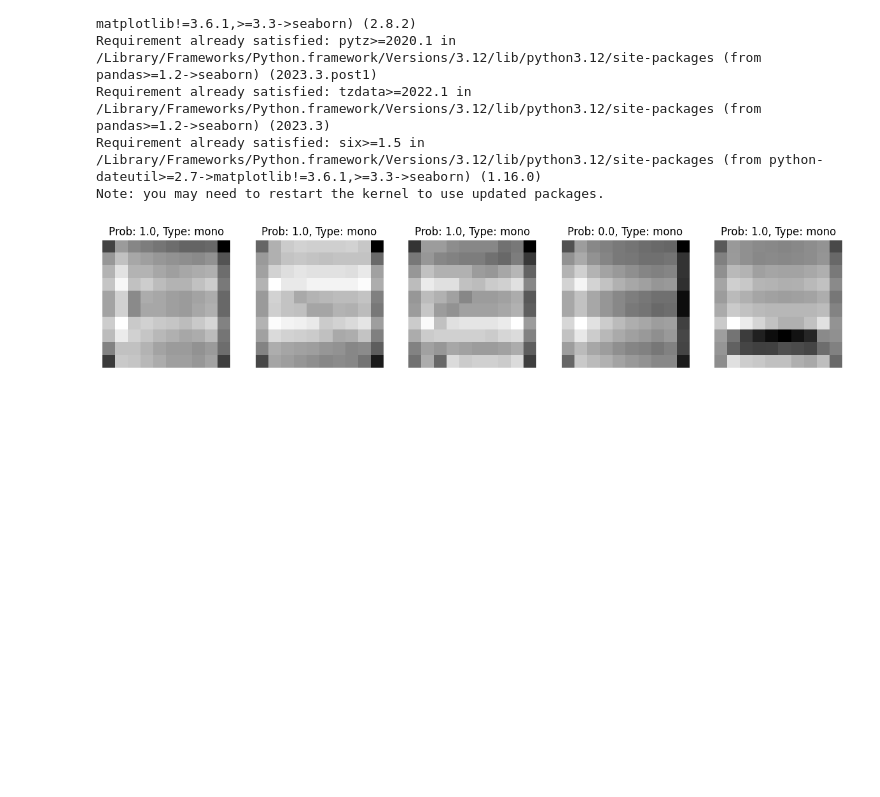
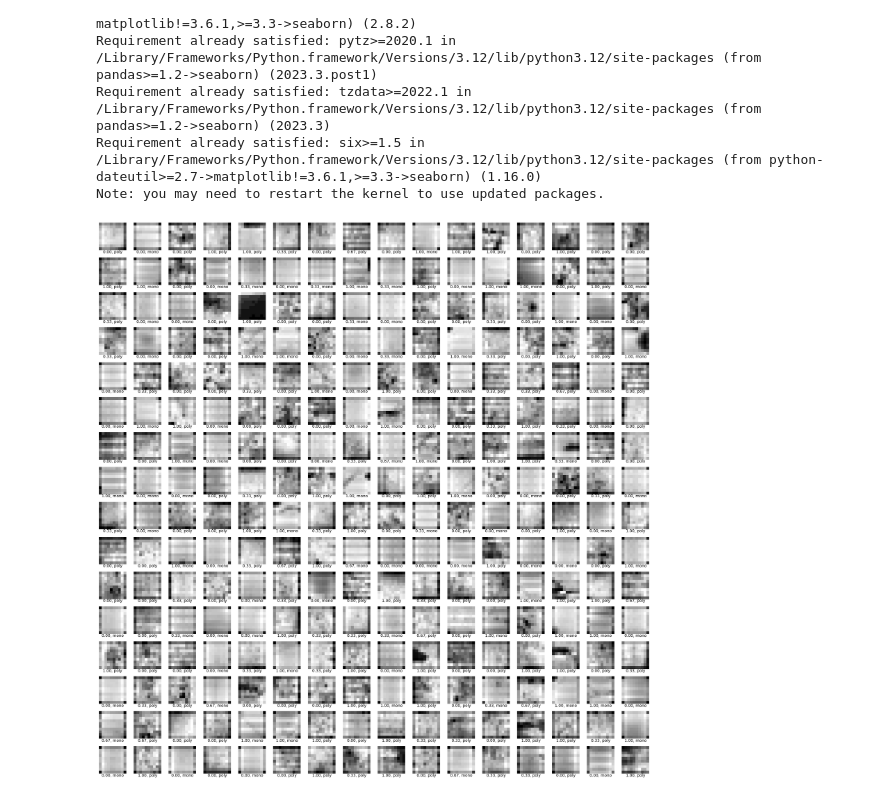
Before and after one commit to oscarfzs/comp9517-elpv, a Jupyter notebook: approach2/randomForest V3.ipynb, the cells around one changed output. Saved outputs shown, nothing was run; the diff lists cells and outputs as text; code cells hidden in the pictures; blank space fills up the shorter version.

```diff
--- a/approach2/randomForest V3.ipynb
+++ b/approach2/randomForest V3.ipynb
@@ -34,42 +35,49 @@ Requirement already satisfied: tzdata>=2022.1 in /Library/Frameworks/Python.fram
 Requirement already satisfied: six>=1.5 in /Library/Frameworks/Python.framework/Versions/3.12/lib/python3.12/site-packages (from python-dateutil>=2.7->matplotlib!=3.6.1,>=3.3->seaborn) (1.16.0)
 Note: you may need to restart the kernel to use updated packages.
 # %%
+# load dataset
 def load_dataset(fname=None, new_size=(10, 10)):
     if fname is None:
-        # Assume we are in the utils folder and get the absolute path to the
-        # parent directory.
         base_dir = os.getcwd()
         fname = os.path.join(base_dir, '../elpv-dataset/labels.csv')
 
     data = np.genfromtxt(fname, dtype=['|S19', '<f8', '|S4'], names=[
                          'path', 'probability', 'type'])
     image_fnames = np.char.decode(data['path'])
     probs = data['probability']
     types = np.char.decode(data['type'])
 
     def load_cell_image(fname):
         with Image.open(fname) as image:
             image = image.convert('L')  # Convert to grayscale
             image = image.resize(new_size, Image.Resampling.LANCZOS)  # Resize the image
             return np.asarray(image)
 
     dir = os.path.dirname(fname)
 
     images = np.array([load_cell_image(os.path.join(dir, fn))
                        for fn in image_fnames])
 
+
     return images, probs, types
 
 images, proba, types = load_dataset(new_size=(10, 10))
 
+# randomly show 16 x 16 images
+num_images = 16 * 16
+selected_indices = np.random.choice(len(images), num_images, replace=False)
+selected_images = images[selected_indices]
+selected_proba = proba[selected_indices]
+selected_types = types[selected_indices]
 
-N = 5
-plt.figure(figsize=(15, 10))
-for i in range(N):
-    ax = plt.subplot(1, N, i + 1)
-    plt.imshow(images[i], cmap='gray')
-    plt.title(f"Prob: {proba[i]}, Type: {types[i]}")
-    plt.axis('off')
+fig, axes = plt.subplots(16, 16, figsize=(20, 20))
+for i, ax in enumerate(axes.flat):
+    ax.imshow(selected_images[i], cmap='gray')
+    ax.axis('off')
+    label = f'{selected_proba[i]:.2f}, {selected_types[i]}'
+    ax.text(0.5, -0.1, label, fontsize=10, ha='center', transform=ax.transAxes)
+
+plt.tight_layout()
 plt.show()
 # %% [output]
-[figure, old version]
+[figure, new version]
```
Also changed, not shown: parts of 7 cells of this notebook, 5 other files.
